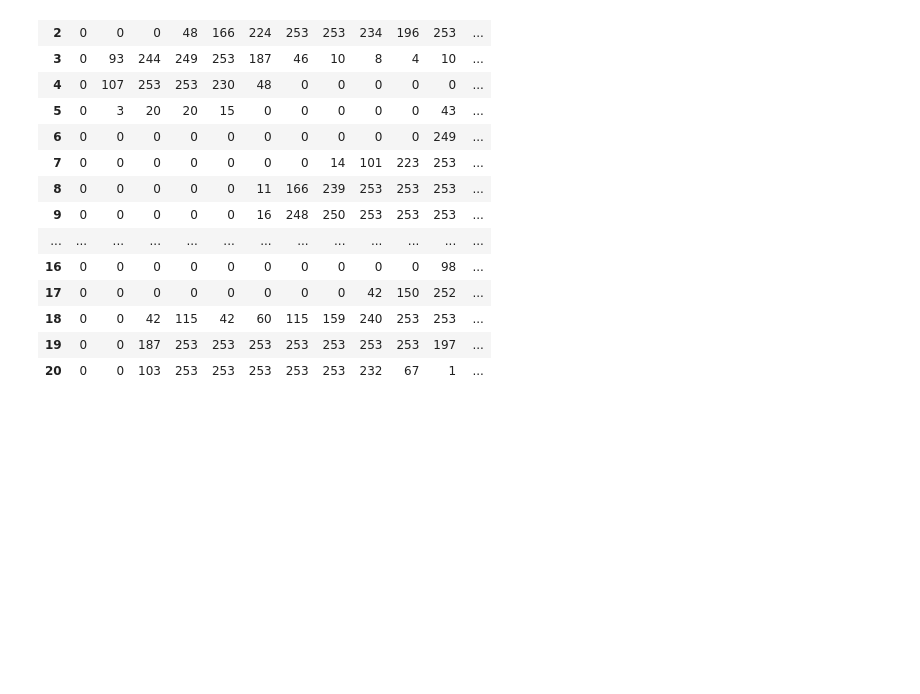
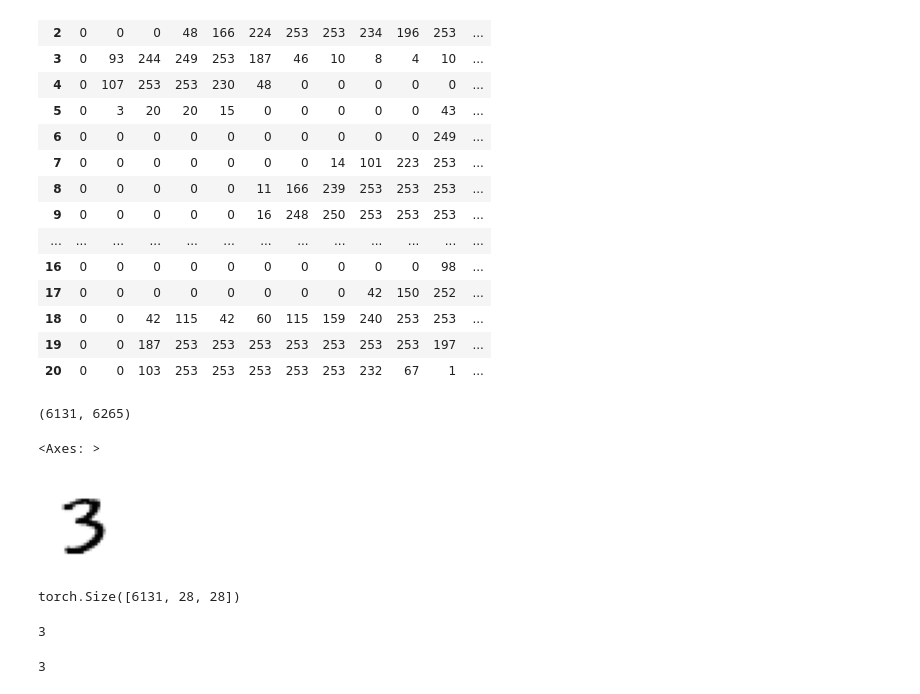
Before and after one commit to diogojfr/fastai-course, a Jupyter notebook: fastai_course/lesson03/04_mnist_basics.ipynb, the cells around one changed output. Saved outputs shown, nothing was run; the diff lists cells and outputs as text; code cells hidden in the pictures; blank space fills up the shorter version.

Commit message:
to continue: numpy arrays and tensors

```diff
--- a/fastai_course/lesson03/04_mnist_basics.ipynb
+++ b/fastai_course/lesson03/04_mnist_basics.ipynb
@@ -94,3 +92,39 @@ df.style.set_properties(**{'font-size':'6pt'}).background_gradient('Greys')
 | 18 | 0 | 0 | 42 | 115 | 42 | 60 | 115 | 159 | 240 | 253 | 253 | ... |
 | 19 | 0 | 0 | 187 | 253 | 253 | 253 | 253 | 253 | 253 | 253 | 197 | ... |
 | 20 | 0 | 0 | 103 | 253 | 253 | 253 | 253 | 253 | 232 | 67 | 1 | ... |
+# %%
+# creating a tensor with all the images in the directory
+
+seven_tensors = [tensor(Image.open(o)) for o in sevens]
+three_tensors = [tensor(Image.open(o)) for o in threes]
+len(three_tensors), len(seven_tensors)
+# %% [output]
+(6131, 6265)
+# %%
+# checking the images
+
+show_image(three_tensors[1])
+# %% [output]
+<Axes: >
+[figure, added]
+# %%
+# stacking all the 6131 images as a 3 dim tensor
+# similar to one image after each other, with 28x28 pixels
+
+stacked_sevens = torch.stack(seven_tensors).float()/255
+stacked_threes = torch.stack(three_tensors).float()/255
+
+stacked_threes.shape
+# %% [output]
+torch.Size([6131, 28, 28])
+# %%
+# the length of a tensor's shape is its rank
+
+len(stacked_threes.shape)
+# %% [output]
+3
+# %%
+# another way to get the rank
+stacked_threes.ndim
+# %% [output]
+3
```
Also changed, not shown: parts of 7 cells of this notebook.
